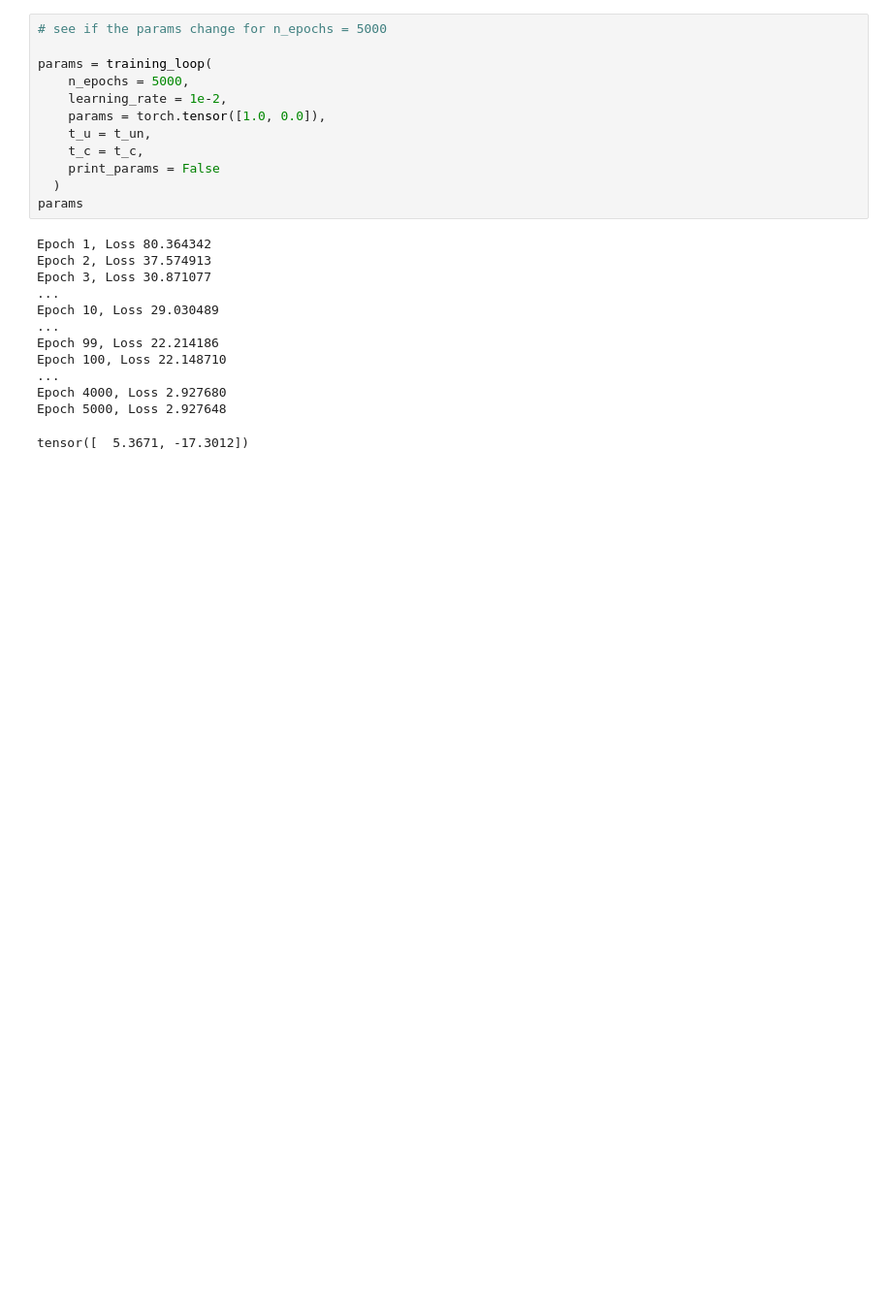
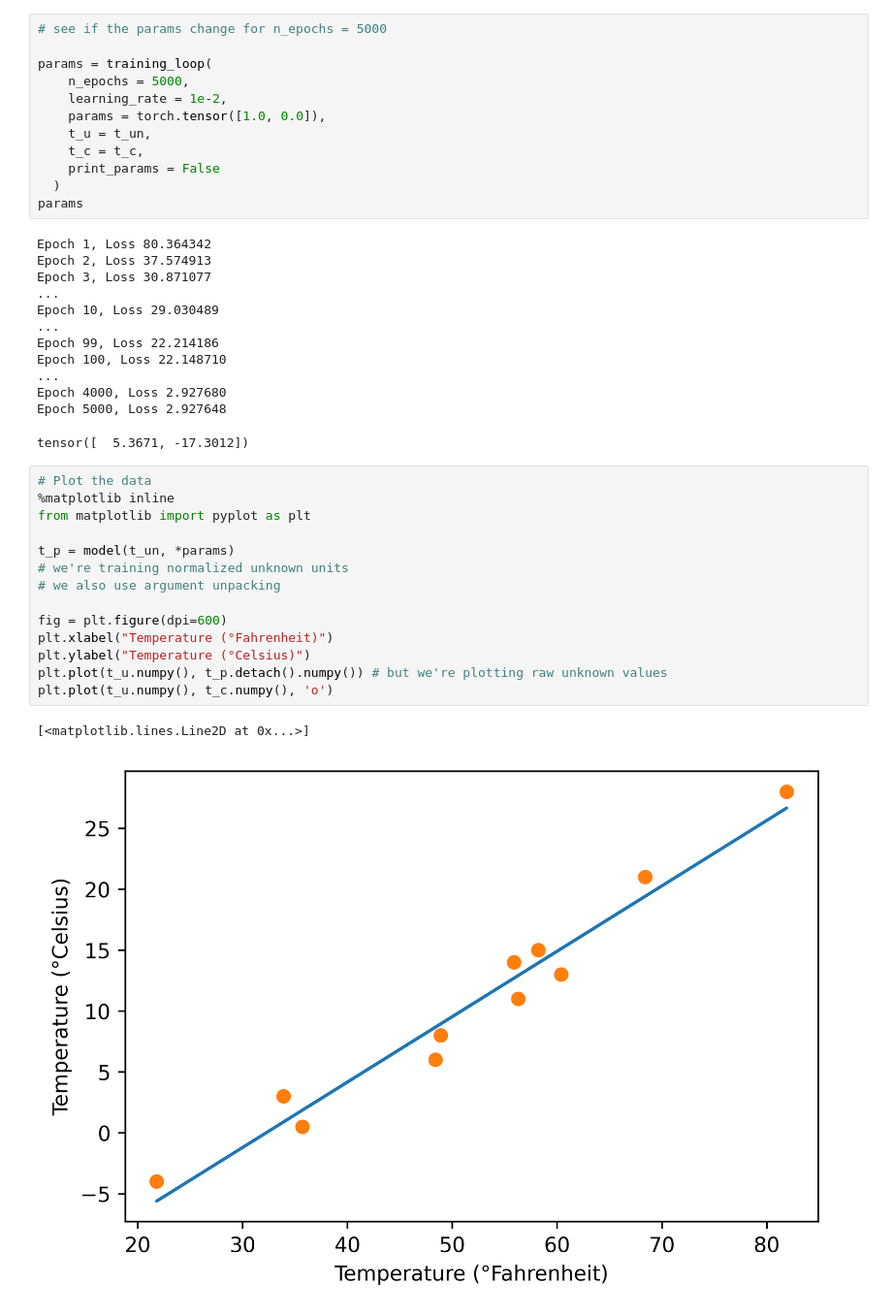
Before and after one commit to srujaan/DL-with-PyTorch, a Jupyter notebook: find_units.ipynb, the cells around one changed output. Shown: that part at 97% size. Cells and saved outputs as stored; diff of their text form; blank space fills up the shorter version.

Commit message:
Plotting the data using Matplotlib

```diff
--- a/find_units.ipynb
+++ b/find_units.ipynb
@@ -213,3 +213,20 @@ Epoch 100, Loss 22.148710
 Epoch 4000, Loss 2.927680
 Epoch 5000, Loss 2.927648
 tensor([  5.3671, -17.3012])
+# %%
+# Plot the data
+%matplotlib inline
+from matplotlib import pyplot as plt
+
+t_p = model(t_un, *params)
+# we're training normalized unknown units
+# we also use argument unpacking
+
+fig = plt.figure(dpi=600)
+plt.xlabel("Temperature (°Fahrenheit)")
+plt.ylabel("Temperature (°Celsius)")
+plt.plot(t_u.numpy(), t_p.detach().numpy()) # but we're plotting raw unknown values
+plt.plot(t_u.numpy(), t_c.numpy(), 'o')
+# %% [output]
+[<matplotlib.lines.Line2D at 0x...>]
+[figure, added]
```
